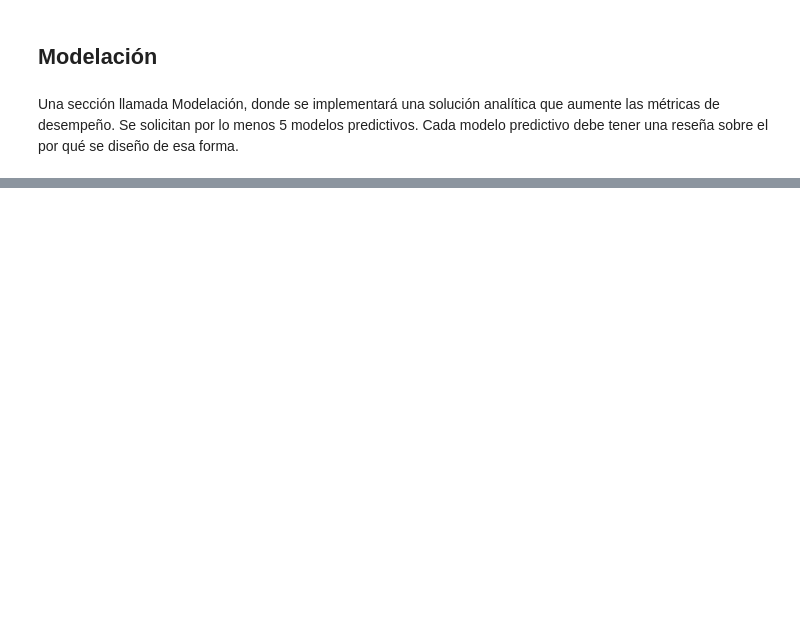
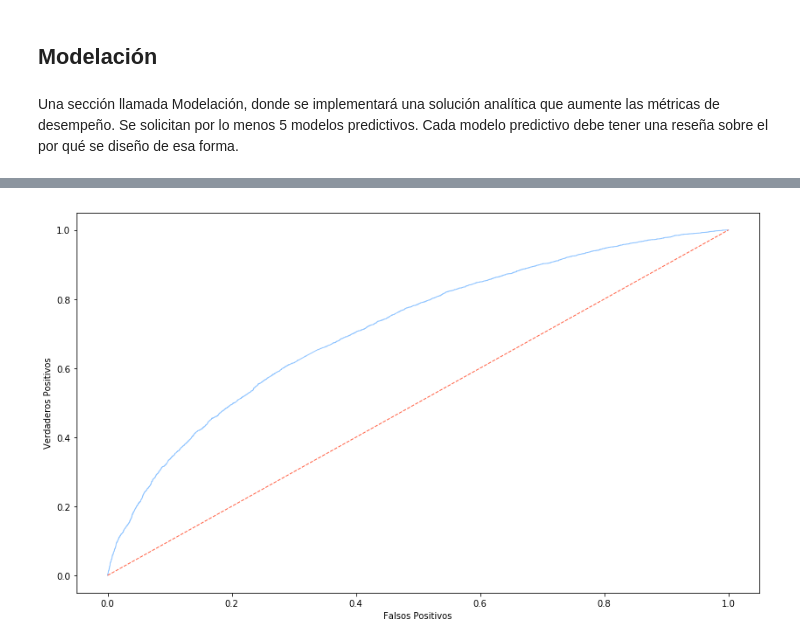
Before and after one commit to ridexmoler/modulo-machine-learning, a Jupyter notebook: prueba/Pablo-Rocco-PRUEBA-1/notebook.ipynb, the cells around one changed output, grey strips where cells are left out. Cells and saved outputs as stored; diff of their text form; code cells hidden in the pictures; blank space fills up the shorter version.

```diff
--- a/prueba/Pablo-Rocco-PRUEBA-1/notebook.ipynb
+++ b/prueba/Pablo-Rocco-PRUEBA-1/notebook.ipynb
@@ -378,0 +416,7 @@ predictivo debe tener una reseña sobre el por qué se diseño de esa forma.
+# %%
+def roc_graph(y_test, y_hat):
+    false_positive , true_positive , threshold = roc_curve(y_test,y_hat[:,1])
+    plt.plot(false_positive,true_positive,lw = 1)
+    plt.plot([0,1], linestyle='--', lw=1, color='tomato')
+    plt.ylabel('Verdaderos Positivos')
+    plt.xlabel('Falsos Positivos')
@@ -378,0 +471,8 @@ predictivo debe tener una reseña sobre el por qué se diseño de esa forma.
+# %%
+%%time
+alphas = [0.1, 0.2, 0.3, 0.4, 0.5, 0.6, 0.7, 0.8, 0.9, 1.0]
+nbgs = GridSearchCV(MultinomialNB(),
+                         {'alpha': alphas,
+                          'fit_prior':[True,False],
+                          'class_prior':[None]},
+                          cv=5).fit(X_tr_2, y_tr_2)
@@ -378,0 +482,4 @@ predictivo debe tener una reseña sobre el por qué se diseño de esa forma.
+# %%
+# utilizamos nuestros datos de entrenamiento
+nbgs_pr_class = nbgs.predict(X_te_2)
+nbgs_pr_class_proba = nbgs.predict_proba(X_te_2)
@@ -378,0 +498,4 @@ predictivo debe tener una reseña sobre el por qué se diseño de esa forma.
+# %%
+roc_graph(y_te_2, nbgs_pr_class_proba)
+# %% [output]
+[figure, added]
```
Also changed, not shown: parts of 99 cells of this notebook, 18 other files.
